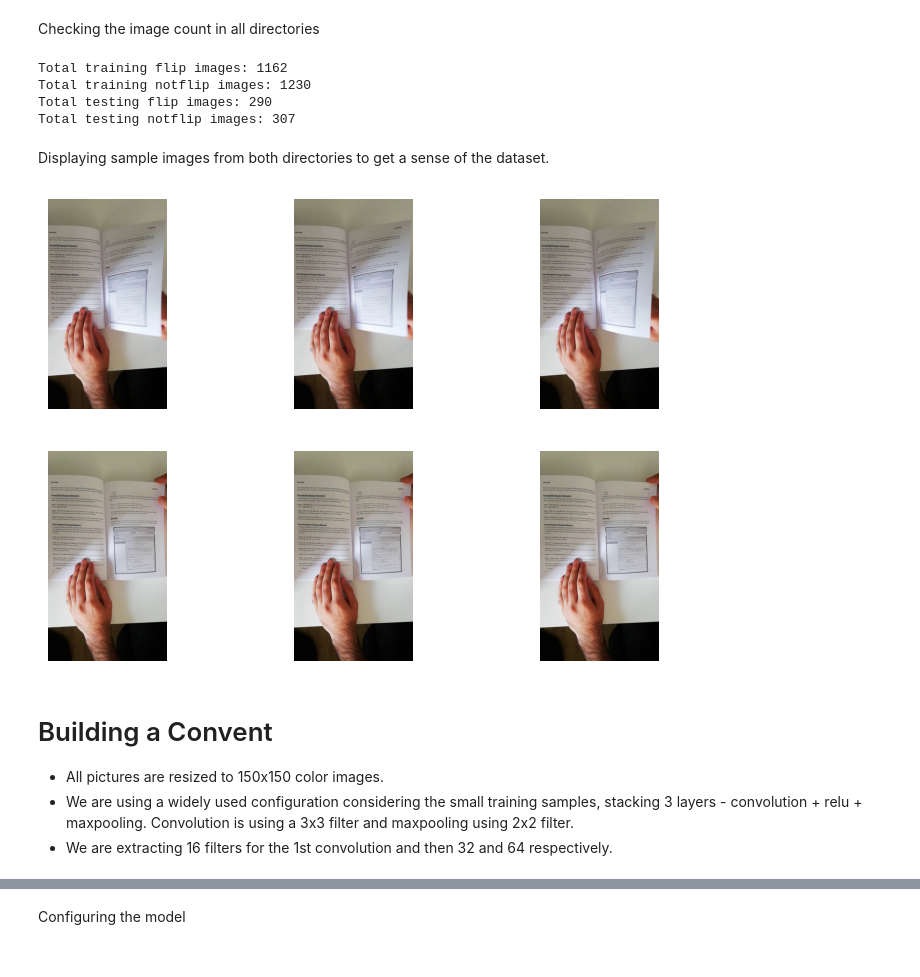
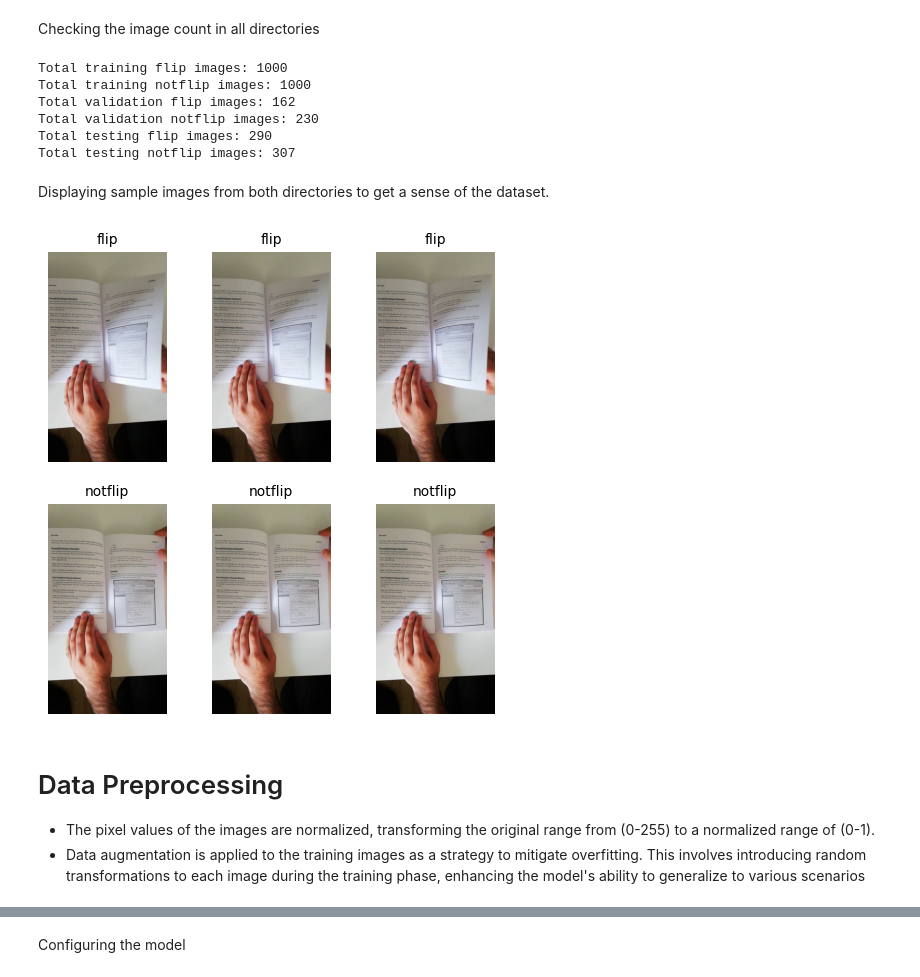
Before and after one commit to kuzhuppillil/BXWMK3pOOsEllEYR, a Jupyter notebook: MonReader.ipynb, the cells around one changed output, grey strips where cells are left out. Saved outputs shown, nothing was run; the diff lists cells and outputs as text; code cells hidden in the pictures.

```diff
--- a/MonReader.ipynb
+++ b/MonReader.ipynb
@@ -43,11 +59,15 @@ Checking the image count in all directories
 # %%
 print("Total training flip images:",len(os.listdir(train_flip_dir)))
 print("Total training notflip images:",len(os.listdir(train_notflip_dir)))
+print("Total validation flip images:",len(os.listdir(valid_flip_dir)))
+print("Total validation notflip images:",len(os.listdir(valid_notflip_dir)))
 print("Total testing flip images:",len(os.listdir(test_flip_dir)))
 print("Total testing notflip images:",len(os.listdir(test_notflip_dir)))
 # %% [output]
-Total training flip images: 1162
-Total training notflip images: 1230
+Total training flip images: 1000
+Total training notflip images: 1000
+Total validation flip images: 162
+Total validation notflip images: 230
 Total testing flip images: 290
 Total testing notflip images: 307
 # %% [markdown]
@@ -60,27 +80,29 @@ ncols = 3
 pic_index = 0
 # %%
 fig = plt.gcf()
-fig.set_size_inches(ncols*3,nrows*3)
+fig.set_size_inches(ncols*2,nrows*3)
 
 pic_index += 3
 next_flip_pic = [os.path.join(train_flip_dir, fname) for fname in train_flip_fname[pic_index-3:pic_index]]
 next_notflip_pic = [os.path.join(train_notflip_dir, fname) for fname in train_notflip_fname[pic_index-3:pic_index]]
 
 for i, img_path in enumerate(next_flip_pic+next_notflip_pic):
   sp = plt.subplot(nrows, ncols, i + 1)
   sp.axis("off")
 
+  subdir_name = os.path.basename(os.path.dirname(img_path))
+  plt.title(subdir_name, fontsize=10)
+
   img = mpimg.imread(img_path)
   plt.imshow(img)
 
 plt.show()
 # %% [output]
-[figure, old version]
+[figure, new version]
-# %% [markdown]
-# Building a Convent
-
-
-
-*   All pictures are resized to 150x150 color images.
-*   We are using a widely used configuration considering the small training samples, stacking 3 layers - convolution + relu + maxpooling. Convolution is using a 3x3 filter and maxpooling using 2x2 filter.
-* We are extracting 16 filters for the 1st convolution and then 32 and 64 respectively.
+# %% [markdown]
+# Data Preprocessing
+
+
+
+*    The pixel values of the images are normalized, transforming the original range from (0-255) to a normalized range of (0-1).
+* Data augmentation is applied to the training images as a strategy to mitigate overfitting. This involves introducing random transformations to each image during the training phase, enhancing the model's ability to generalize to various scenarios
```
Also changed, not shown: parts of 28 cells of this notebook.
